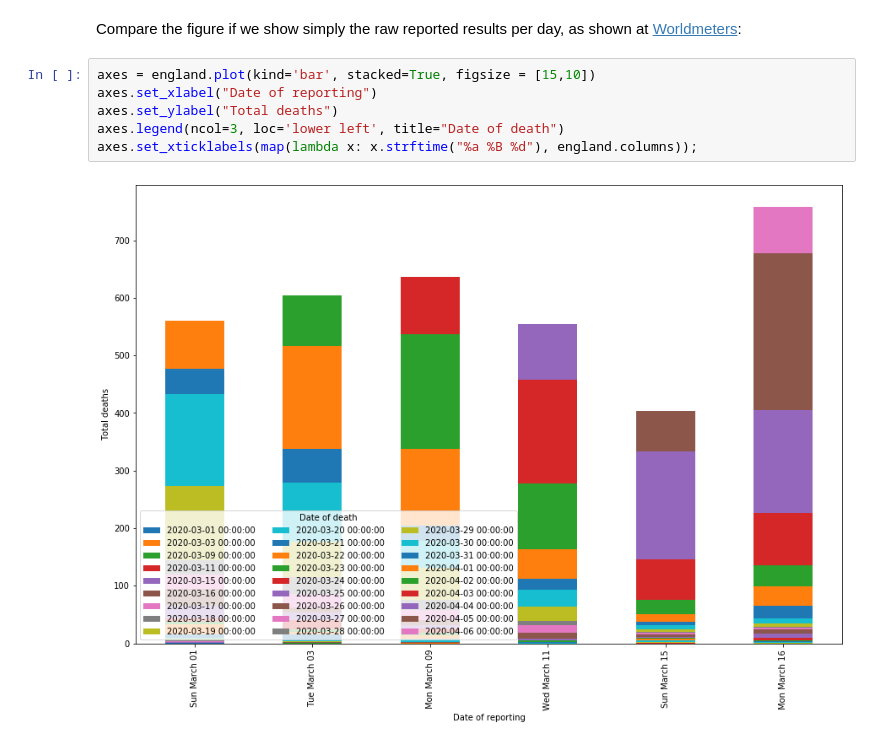
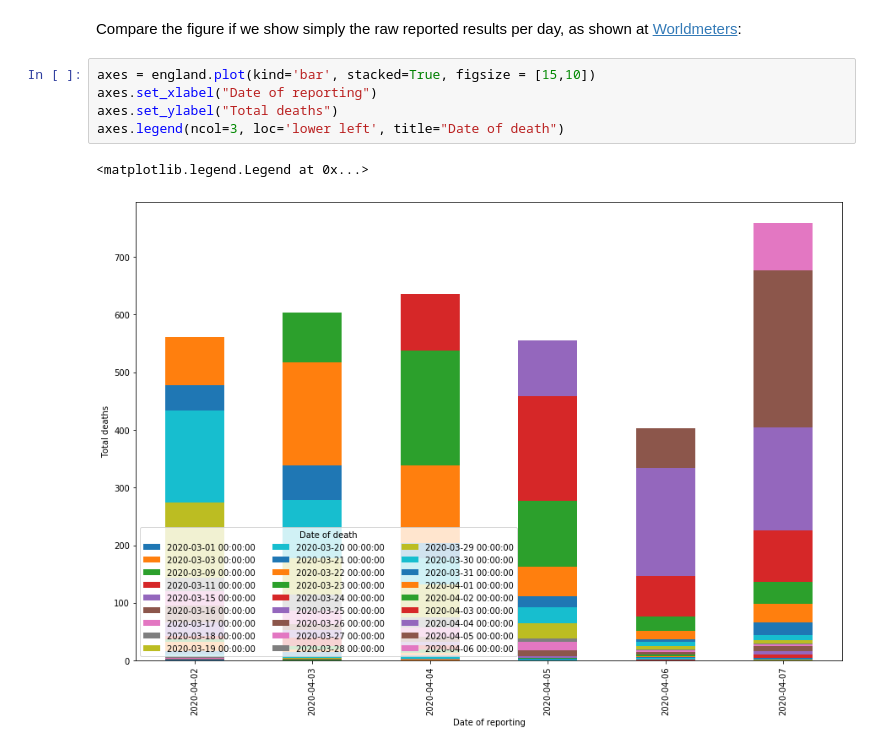
Before and after one commit to jamespjh/Covid19-Data-Personal, a Jupyter notebook: England_Covid19_Deaths_Datawrangling.ipynb, the cells around one changed output. Drawn from its saved outputs; the diff is of its cells as text.

Commit message:
Fix bug in reporting labels in final figure

```diff
--- a/England_Covid19_Deaths_Datawrangling.ipynb
+++ b/England_Covid19_Deaths_Datawrangling.ipynb
@@ -160,8 +160,8 @@ Compare the figure if we show simply the raw reported results per day, as shown
 # %%
 axes = england.plot(kind='bar', stacked=True, figsize = [15,10])
 axes.set_xlabel("Date of reporting")
 axes.set_ylabel("Total deaths")
 axes.legend(ncol=3, loc='lower left', title="Date of death")
-axes.set_xticklabels(map(lambda x: x.strftime("%a %B %d"), england.columns));
 # %% [output]
+<matplotlib.legend.Legend at 0x...>
-[figure, old version]
+[figure, new version]
```
